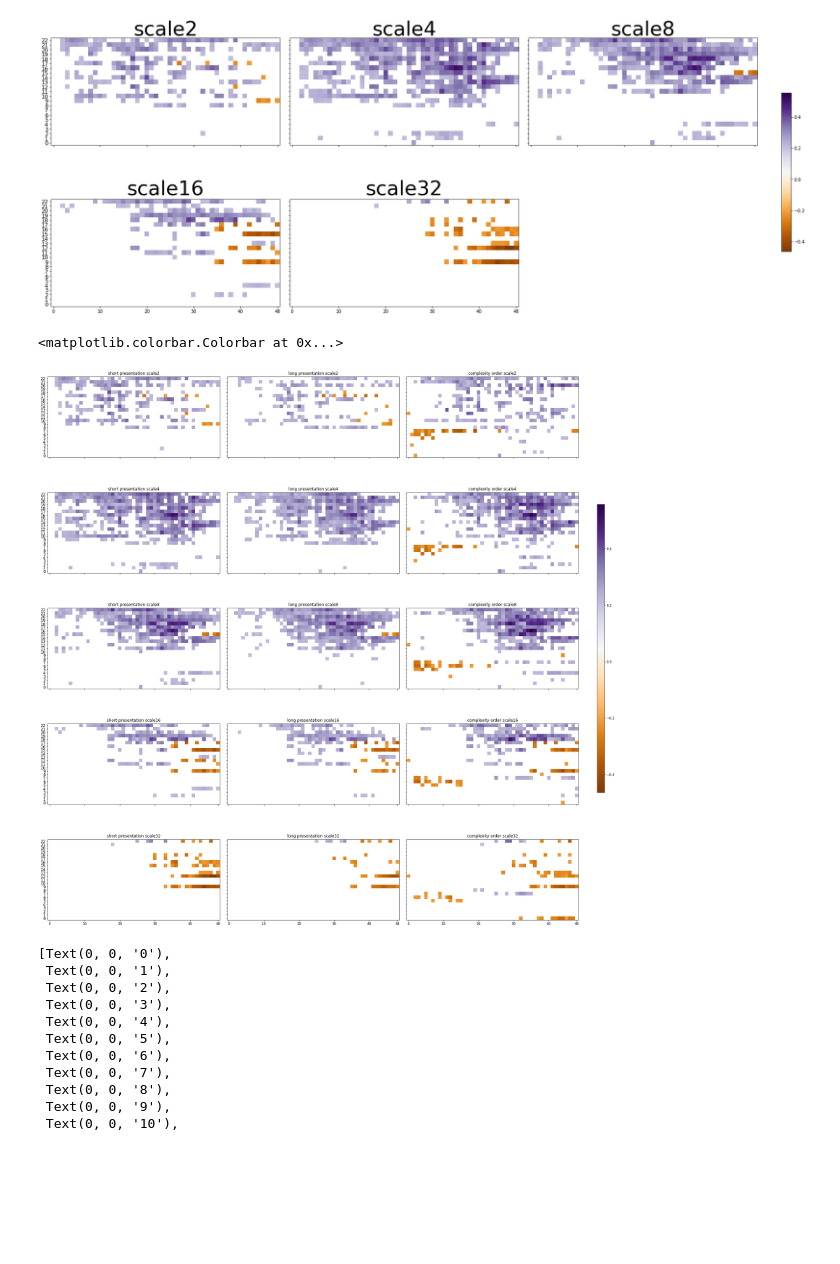
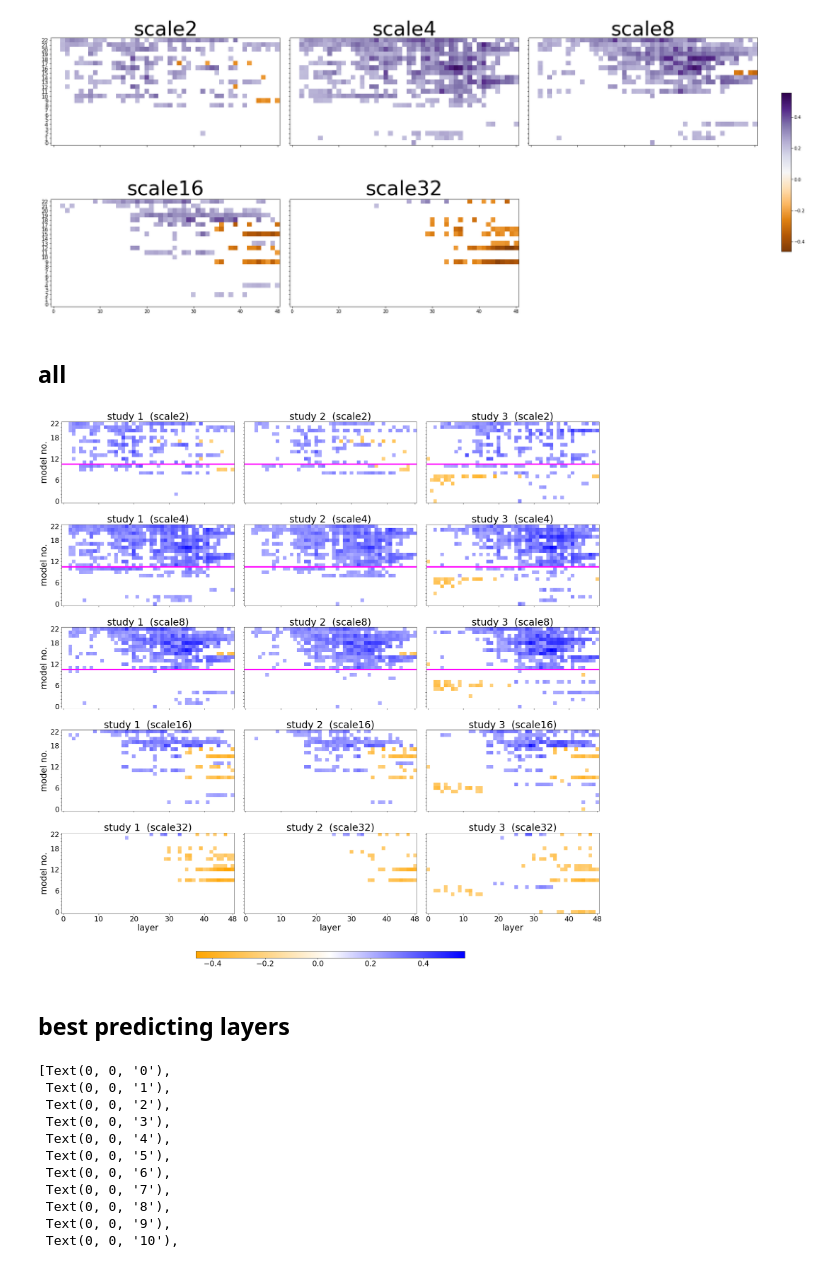
Before and after one commit to toniklenk/analysis-taskonomy, a Jupyter notebook: scripts/ibcorr analysis.ipynb, the cells around one changed output. Saved outputs shown, nothing was run; the diff lists cells and outputs as text; code cells hidden in the pictures; blank space fills up the shorter version.

```diff
--- a/scripts/ibcorr analysis.ipynb
+++ b/scripts/ibcorr analysis.ipynb
@@ -358,45 +363,69 @@ fig.colorbar(im, ax=axes, orientation="vertical", fraction=0.2, pad=0.03, shrink
 # %% [output]
 <matplotlib.colorbar.Colorbar at 0x...>
 [figure]
+# %% [markdown]
+## all
 # %%
 # scale x study grid of all-net heatmaps
 fig, axes = plt.subplots(
     5, 3, figsize=(24, 24), sharex=True, sharey=True, constrained_layout=True
 )
 x_ticks = np.concatenate(
     [np.arange(0, df_ibc.columns[-1], 10), np.array([df_ibc.columns[-1]])]
 )
-title_fontsize = 30
-axislabel_fontsize = 12
+axtitle_fontsize = 30
+axlabel_fontsize = 26
+axticklabel_fontsize = 22
 
+colors = ["orange", "white", "blue"]
+cmap = mcolors.LinearSegmentedColormap.from_list("custom_diverging", colors)
+# cmap = LinearSegmentedColormap.from_list("blue_magenta", ["blue", "magenta"])
 
-from matplotlib.colors import LinearSegmentedColormap
-
-cmap = LinearSegmentedColormap.from_list("blue_magenta", ["blue", "magenta"])
+yaxticklabels = [
+    modelnum_mapping[i] if i in (0, 6, 12, 18, 22) else " "
+    for i in range(len(modelnum_mapping))
+]
 
 for idsc, scale in enumerate(SCALE_NAMES):
     for idst, study in enumerate(STUDY_NAMES[:-1]):
         ax = axes[idsc, idst]
 
         c = df_ibc_s.loc[(slice(None), study, scale),].iloc[order[::-1], :]
         im = ax.imshow(
-            c, vmin=df_ibc_s.min().min(), vmax=df_ibc_s.max().max(), cmap="PuOr"
+            c,
+            vmin=df_ibc_s.min().min(),
+            vmax=df_ibc_s.max().max(),
+            cmap=cmap,  # cmap="PuOr"
         )
 
+        if idsc <= 2:
+            ax.axhline(y=11.5, color="magenta", linewidth=4)
         # p = df3.loc[(slice(None), study, scale), :].droplevel(["scale", "study"])
         # ax.contour(p, levels=[0.05], colors='orange', linewidths=5, corner_mask = False)
 
+        if idsc == 4:
+            ax.set_xlabel("layer", fontsize=axlabel_fontsize)
         ax.set_xticks(x_ticks)
+        ax.set_xticklabels(x_ticks, fontsize=axticklabel_fontsize)
+
+        if idst == 0:
+            ax.set_ylabel("model no.", fontsize=axlabel_fontsize)
         ax.set_yticks(modelnum_mapping)
-        ax.set_yticklabels(modelnum_mapping[::-1], fontsize=axislabel_fontsize)
-        ax.set_title(study + " " + scale)
+        ax.set_yticklabels(yaxticklabels[::-1], fontsize=axticklabel_fontsize)
 
-fig.colorbar(im, ax=axes, orientation="vertical", fraction=0.2, pad=0.03, shrink=0.5)
+        ax.set_title(
+            "study" + " " + str(idst + 1) + "  (" + scale + ")", fontsize=axtitle_fontsize
+        )
+cbar = fig.colorbar(im, ax=axes, orientation="horizontal", fraction=0.2, pad=0.03, shrink=0.5)
+#cbar = fig.colorbar(im, ax=axes, orientation="vertical", fraction=0.2, pad=0.03, shrink=0.5)
+#cbar.set_label('Correlation coefficient', fontsize=25)
+cbar.ax.tick_params(labelsize=23)
 # plt.subplots_adjust(hspace=0.2, wspace=.005)
 # plt.tight_layout()
 # %% [output]
-<matplotlib.colorbar.Colorbar at 0x...>
-[figure, old version]
+[figure, new version]
+# %% [markdown]
+## best predicting layers
 # %%
 # correlation of best predicting layer in each network, scale4 vs scale16
 title_fontsize = 30
```
Also changed, not shown: parts of 2 cells of this notebook, 2 other files.
